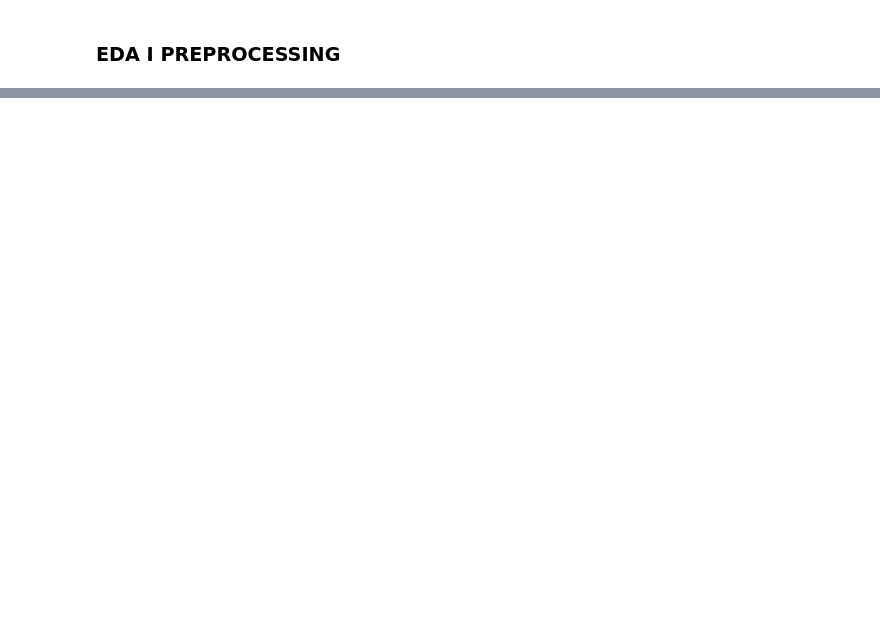
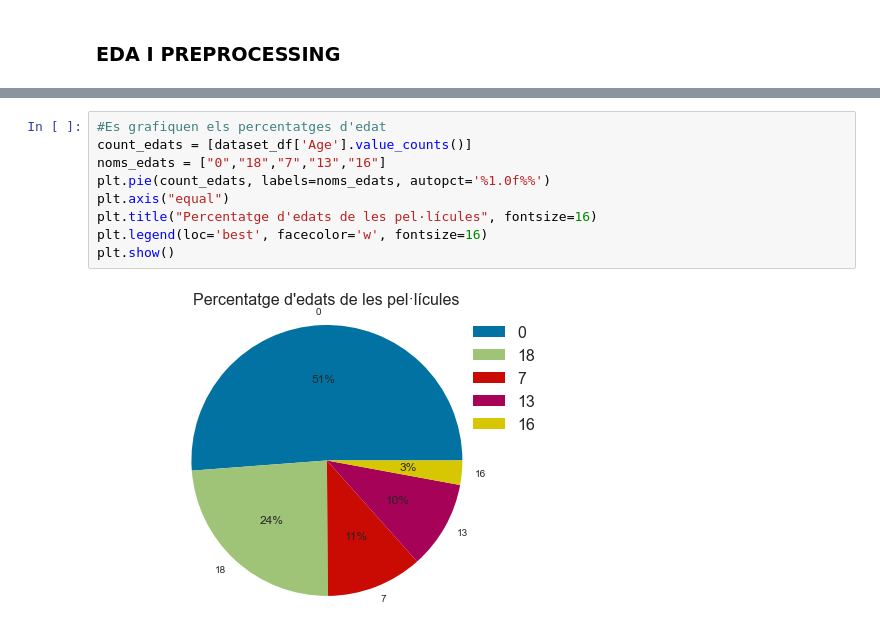
Before and after one commit to AlbaFernandezCor/MoviesOnStreamingPlatforms, a Jupyter notebook: Cas_Kaggle.ipynb, the cells around one changed output, grey strips where cells are left out. Saved outputs shown, nothing was run; the diff lists cells and outputs as text; blank space fills up the shorter version.

```diff
--- a/Cas_Kaggle.ipynb
+++ b/Cas_Kaggle.ipynb
@@ -150 +192,12 @@ memory usage: 668.5+ KB
+# %%
+#Es grafiquen els percentatges d'edat
+count_edats = [dataset_df['Age'].value_counts()]
+noms_edats = ["0","18","7","13","16"]
+plt.pie(count_edats, labels=noms_edats, autopct='%1.0f%%')
+plt.axis("equal")
+plt.title("Percentatge d'edats de les pel·lícules", fontsize=16)
+plt.legend(loc='best', facecolor='w', fontsize=16)
+plt.show()
+# %% [output]
+[figure, added]
 # %%
```
Also changed, not shown: parts of 35 cells of this notebook.
